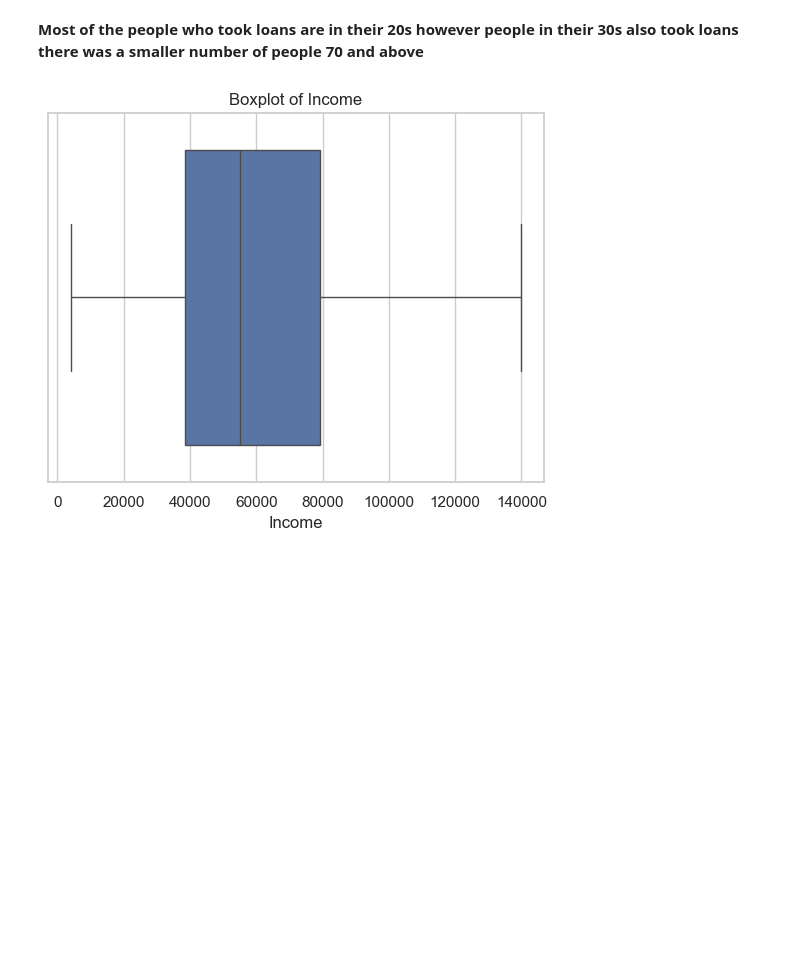
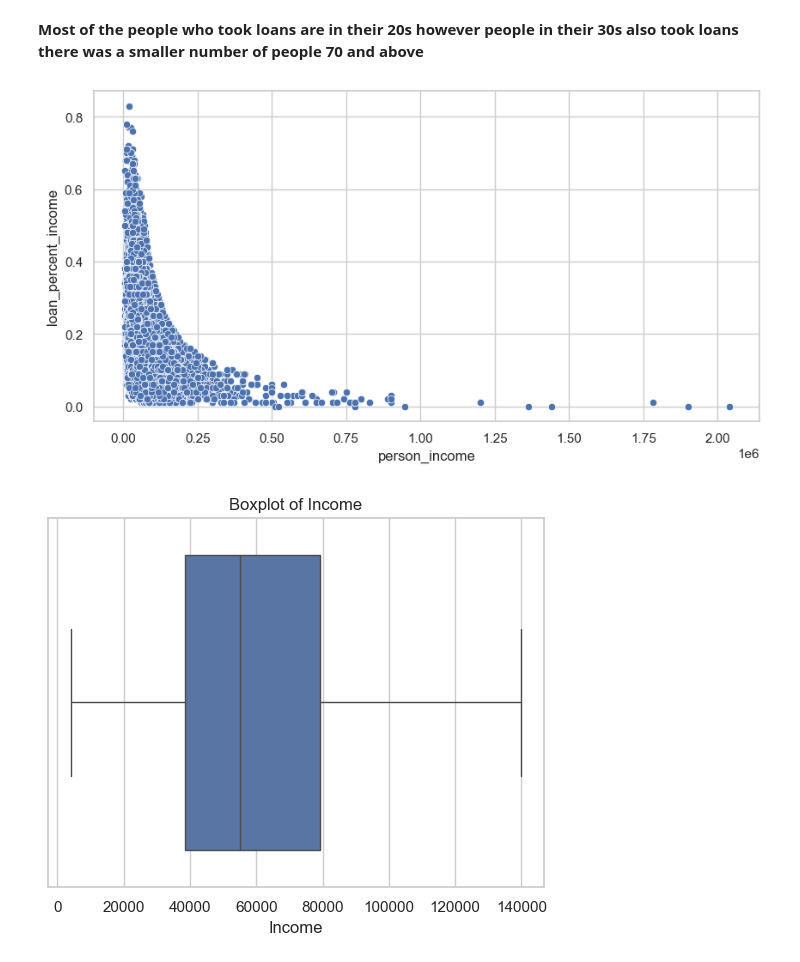
Before and after one commit to pye024/Loan-Default, a Jupyter notebook: notebooks/prep_EDA.ipynb, the cells around one changed output. Drawn from its saved outputs; the diff is of its cells as text; code cells hidden in the pictures; blank space fills up the shorter version.

```diff
--- a/notebooks/prep_EDA.ipynb
+++ b/notebooks/prep_EDA.ipynb
@@ -151,6 +151,12 @@ plt.show()
 [figure]
 # %% [markdown]
 **Most of the people who took loans are in their 20s however people in their 30s also took loans there was a smaller number of people 70 and above**
+# %%
+plt.figure(figsize=(10,5))
+sns.scatterplot(y="loan_percent_income",x="person_income",data=df)
+plt.show()
+# %% [output]
+[figure, added]
 # %%
 sns.boxplot(x=df['person_income'], orient='h',showfliers=False)
 plt.xlabel('Income')
```
Also changed, not shown: parts of 4 cells of this notebook, 9 other files.
